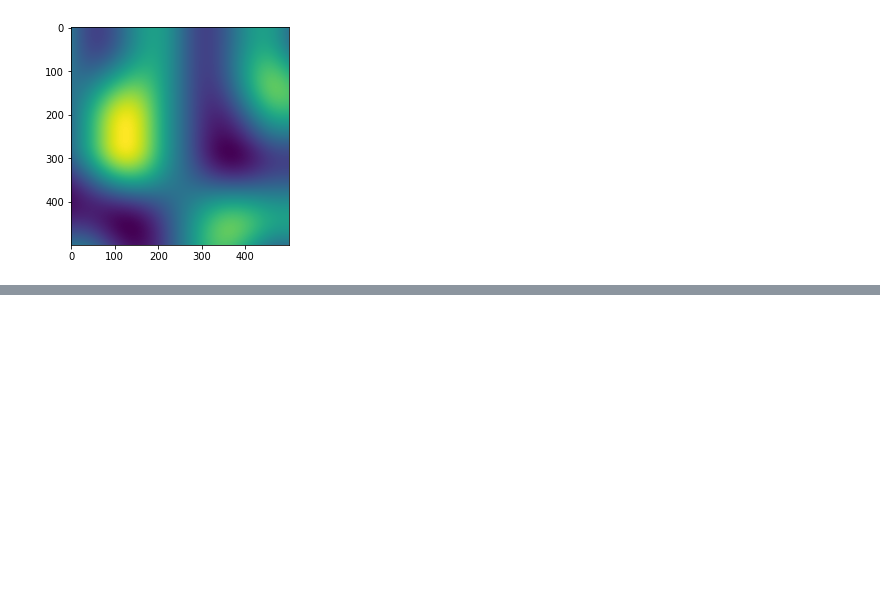
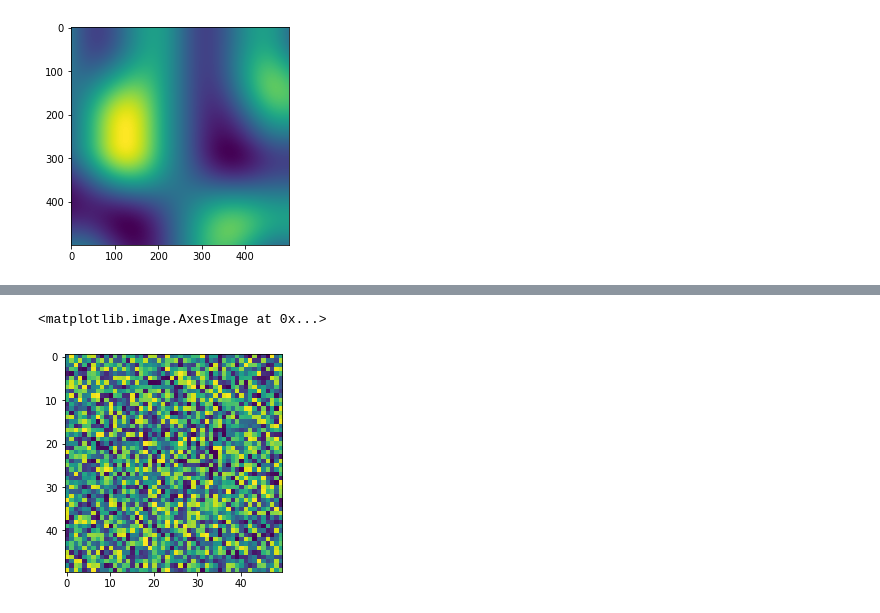
Before and after one commit to adam-zaidi/ScanAnalysis, a Jupyter notebook: scananalysis.ipynb, the cells around one changed output, grey strips where cells are left out. Saved outputs shown, nothing was run; the diff lists cells and outputs as text; code cells hidden in the pictures; blank space fills up the shorter version.

```diff
--- a/scananalysis.ipynb
+++ b/scananalysis.ipynb
@@ -383,0 +365,5 @@ print(test)
+# %%
+plt.imshow(test_img)
+# %% [output]
+<matplotlib.image.AxesImage at 0x...>
+[figure, added]
```
Also changed, not shown: parts of 3 cells of this notebook.
